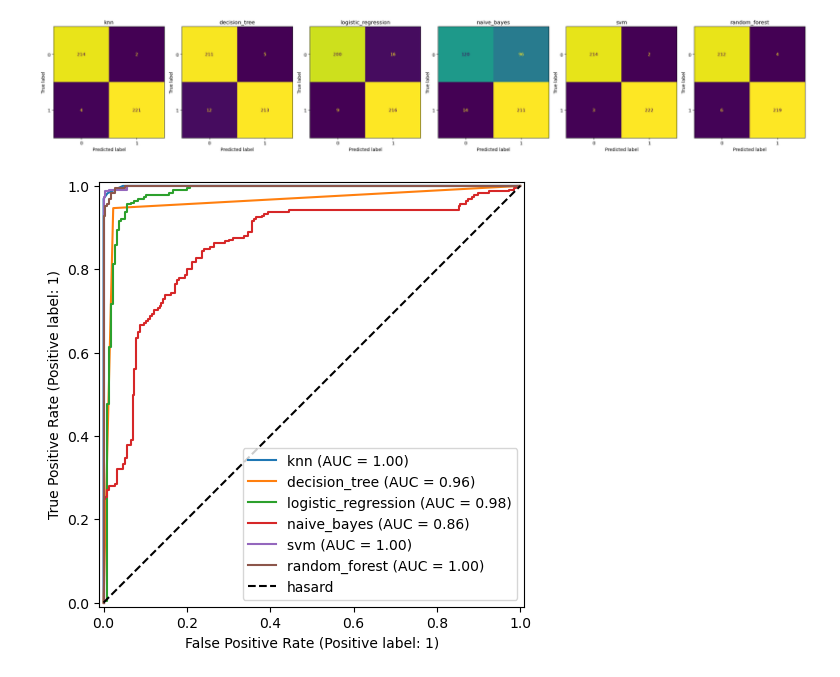
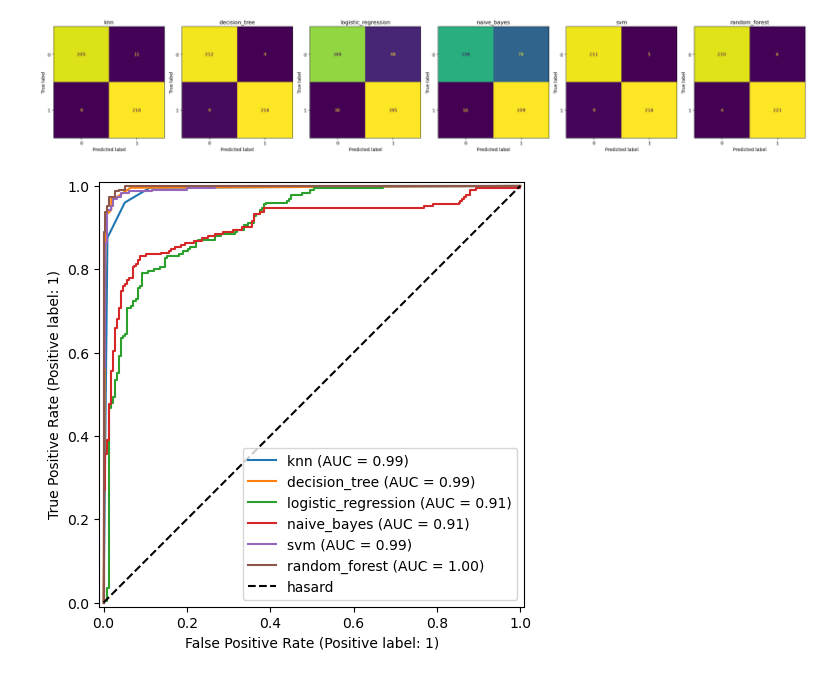
Before and after one commit to Sogolon88/hydraulic-valve-predictive-maintenance, a Jupyter notebook: notebooks/model_training.ipynb, the cells around one changed output. Drawn from its saved outputs; the diff is of its cells as text; code cells hidden in the pictures.

```diff
--- a/notebooks/model_training.ipynb
+++ b/notebooks/model_training.ipynb
@@ -25,7 +18,18 @@ results
 # %%
-plot_confusion_matrices(tuned, x_test, y_test, save_as="matrices_confusion_mixte.png")
-plot_roc_curves(tuned, x_test, y_test, save_as="courbes_roc_mixt.png")
+from tqdm import tqdm
+from src.utils import load_processed
+from src.train import tune_all
+from src.evaluation import plot_confusion_matrices, plot_roc_curves
+
+x_train, x_test, y_train, y_test = load_processed("spectre")
+
+results, tuned = tune_all(x_train, y_train, x_test, y_test)
+results
+plot_confusion_matrices(tuned, x_test, y_test, save_as="matrices_confusion_spectre.png")
+plot_roc_curves(tuned, x_test, y_test, save_as="courbes_roc_spectre.png")
+from src.utils import save_models, load_model
+save_models(tuned, "spectre")
 # %% [output]
-[figure, old version]
+[figure, new version]
-[figure, old version]
+[figure, new version]
 # %%
```
Also changed, not shown: parts of 4 cells of this notebook, 39 other files.
